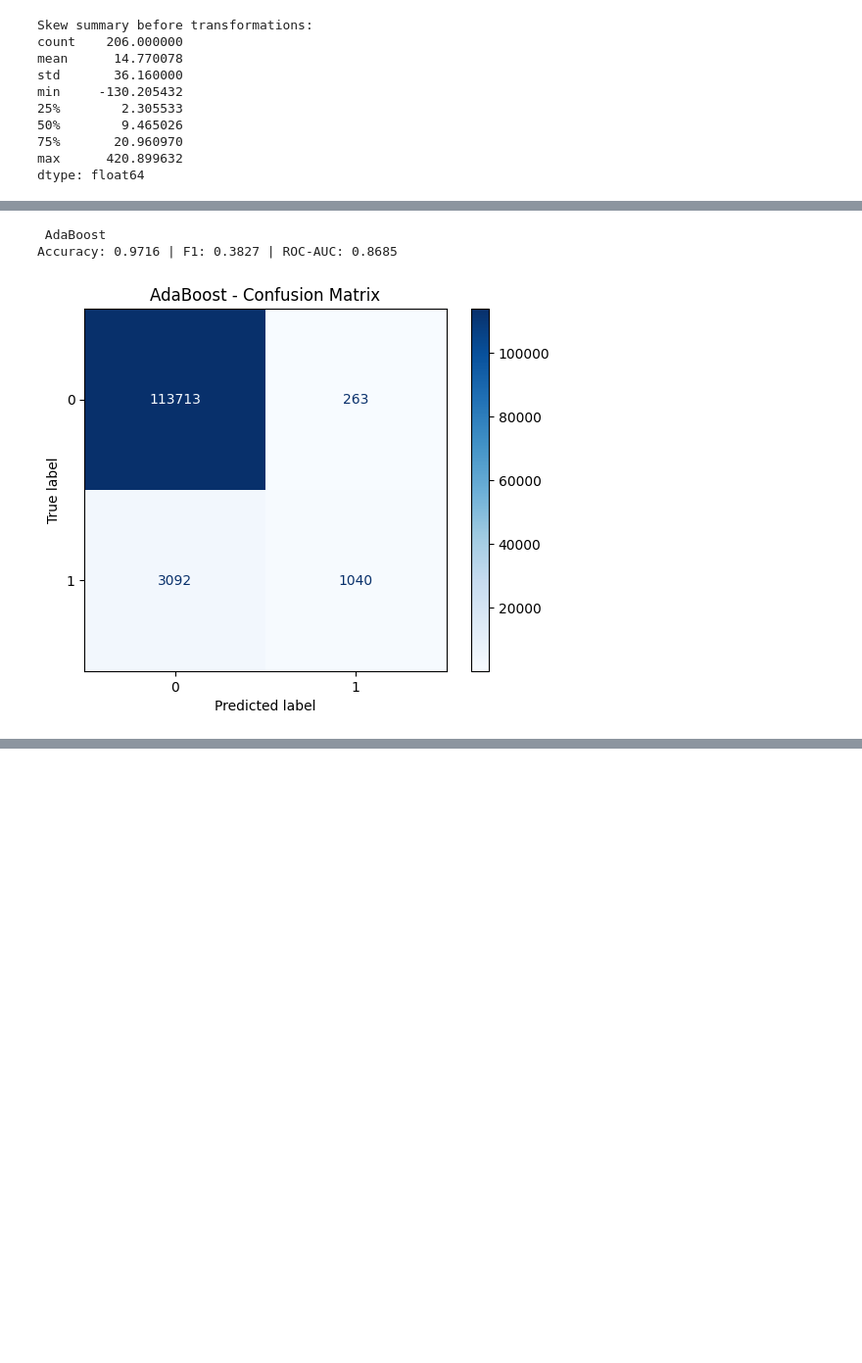
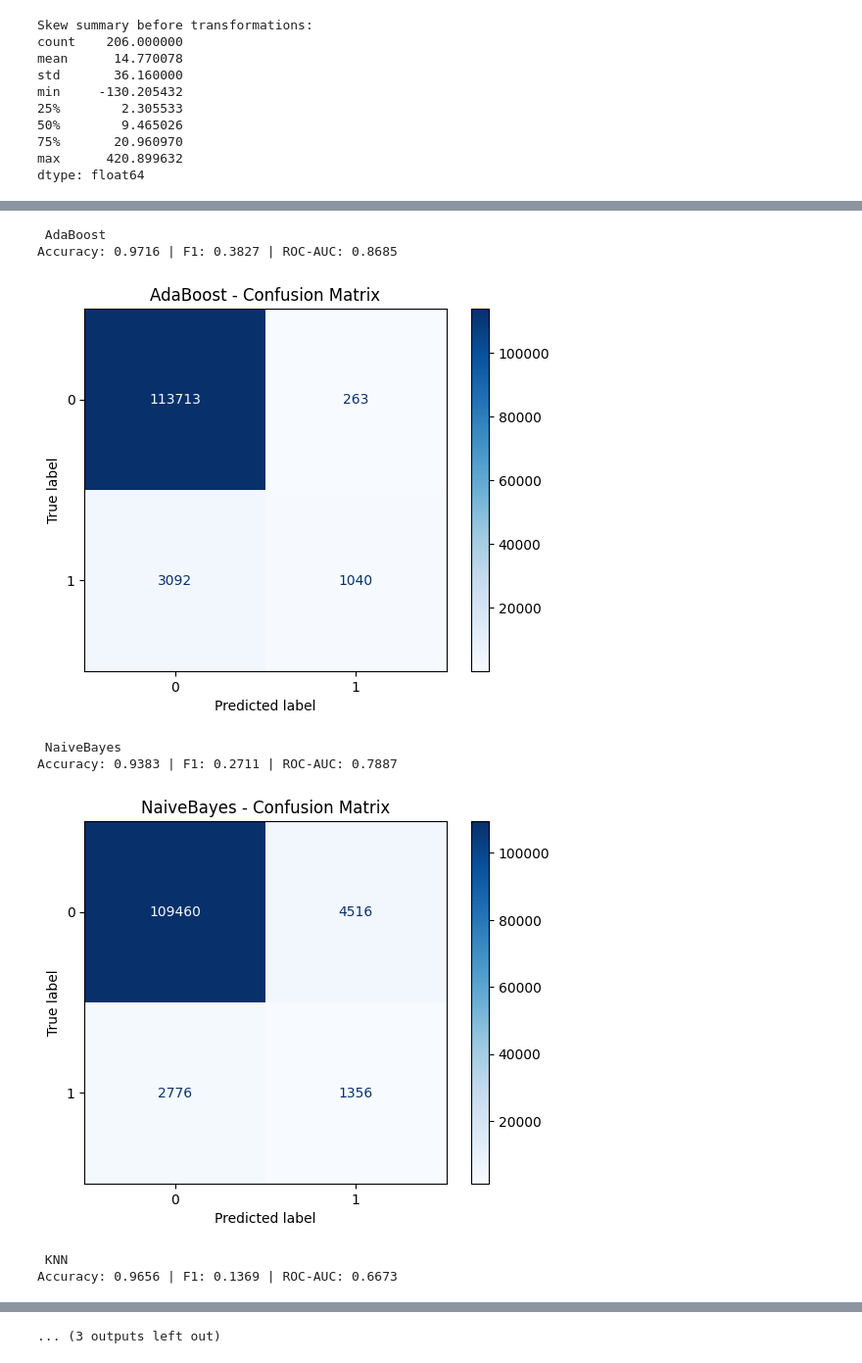
Before and after one commit to Manishshtestha/Classification, a Jupyter notebook: IEEE-Fraud-Detection/modelFit.ipynb, the cells around one changed output, grey strips where cells are left out. Shown at 98% size. Cells and saved outputs as stored; diff of their text form; code cells hidden in the pictures; blank space fills up the shorter version.

```diff
--- a/IEEE-Fraud-Detection/modelFit.ipynb
+++ b/IEEE-Fraud-Detection/modelFit.ipynb
@@ -185,7 +185,7 @@ from sklearn.metrics import (
 )
 from sklearn.linear_model import LogisticRegression
 from sklearn.ensemble import RandomForestClassifier, GradientBoostingClassifier, AdaBoostClassifier
-from sklearn.svm import SVC
+# from sklearn.svm import SVC
 from sklearn.naive_bayes import GaussianNB
 from sklearn.neighbors import KNeighborsClassifier
 from xgboost import XGBClassifier
@@ -197,7 +197,7 @@ models = {
     'RandomForest': RandomForestClassifier(random_state=42, n_estimators=200),
     'GradientBoosting': GradientBoostingClassifier(random_state=42),
     'AdaBoost': AdaBoostClassifier(random_state=42),
-    'SVM (RBF)': SVC(probability=True, random_state=42),
+    # 'SVM (RBF)': SVC(probability=True, random_state=42),
     'NaiveBayes': GaussianNB(),
     'KNN': KNeighborsClassifier(),
     'XGBoost': XGBClassifier(
@@ -224,30 +224,35 @@ for name, model in models.items():
     auc = roc_auc_score(y_val, y_val_proba)
 
     print(f"\n {name}")
     print(f"Accuracy: {acc:.4f} | F1: {f1:.4f} | ROC-AUC: {auc:.4f}")
 
     cm = confusion_matrix(y_val, y_val_pred)
     ConfusionMatrixDisplay(cm).plot(cmap='Blues', values_format='d')
     plt.title(f"{name} - Confusion Matrix")
     plt.show()
 
     results.append({'model': name, 'val_accuracy': acc, 'val_f1': f1, 'val_auc': auc})
     OUTPUT_DIR = "/kaggle/working/"
     joblib.dump(clf_pipe, os.path.join(OUTPUT_DIR, f"{name}_pipeline.joblib"))
 
 results_df = pd.DataFrame(results).sort_values(by='val_auc', ascending=False)
 print("\n Final Results:")
 print(results_df)
 # %% [output]
  LogisticRegression
 Accuracy: 0.9648 | F1: 0.2863 | ROC-AUC: 0.5927
 [figure]
  RandomForest
 Accuracy: 0.9794 | F1: 0.5990 | ROC-AUC: 0.9323
 [figure]
  GradientBoosting
 Accuracy: 0.9740 | F1: 0.4482 | ROC-AUC: 0.8759
 [figure]
  AdaBoost
 Accuracy: 0.9716 | F1: 0.3827 | ROC-AUC: 0.8685
 [figure]
+ NaiveBayes
+Accuracy: 0.9383 | F1: 0.2711 | ROC-AUC: 0.7887
+[figure, added]
+ KNN
+Accuracy: 0.9656 | F1: 0.1369 | ROC-AUC: 0.6673
@@ -253,0 +260 @@ Accuracy: 0.9716 | F1: 0.3827 | ROC-AUC: 0.8685
+... (3 outputs left out)
```
Also changed, not shown: parts of 1 cell of this notebook.
